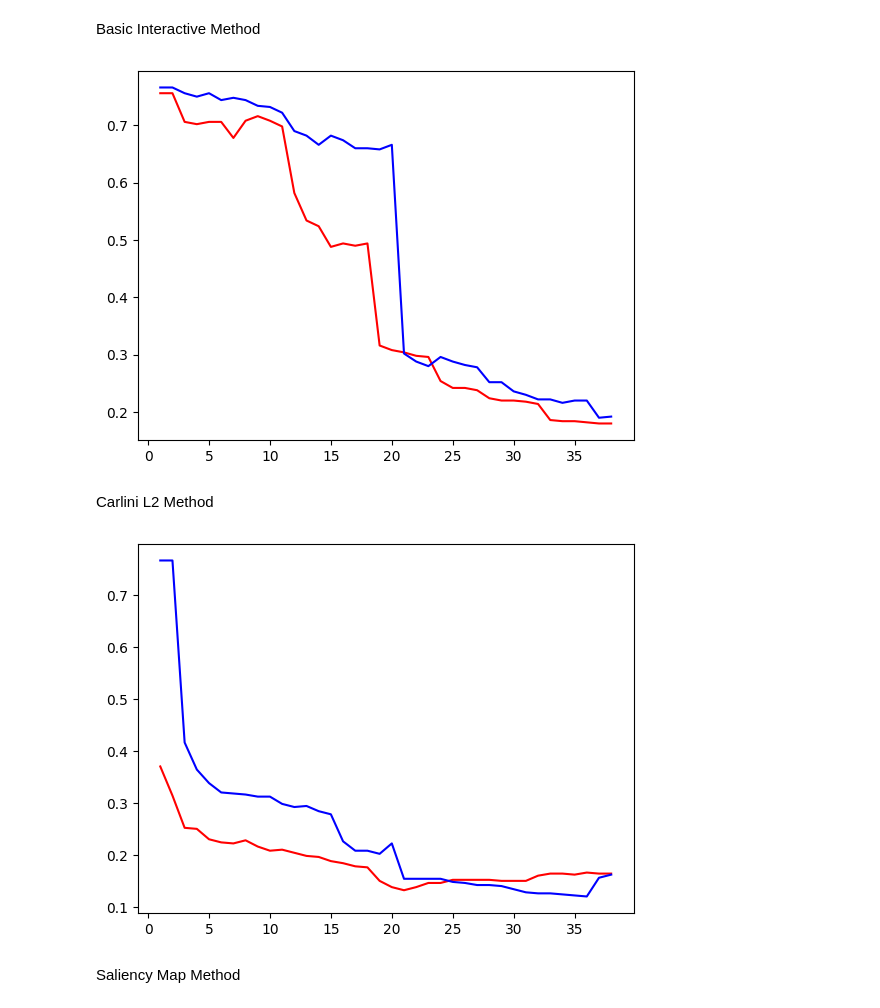
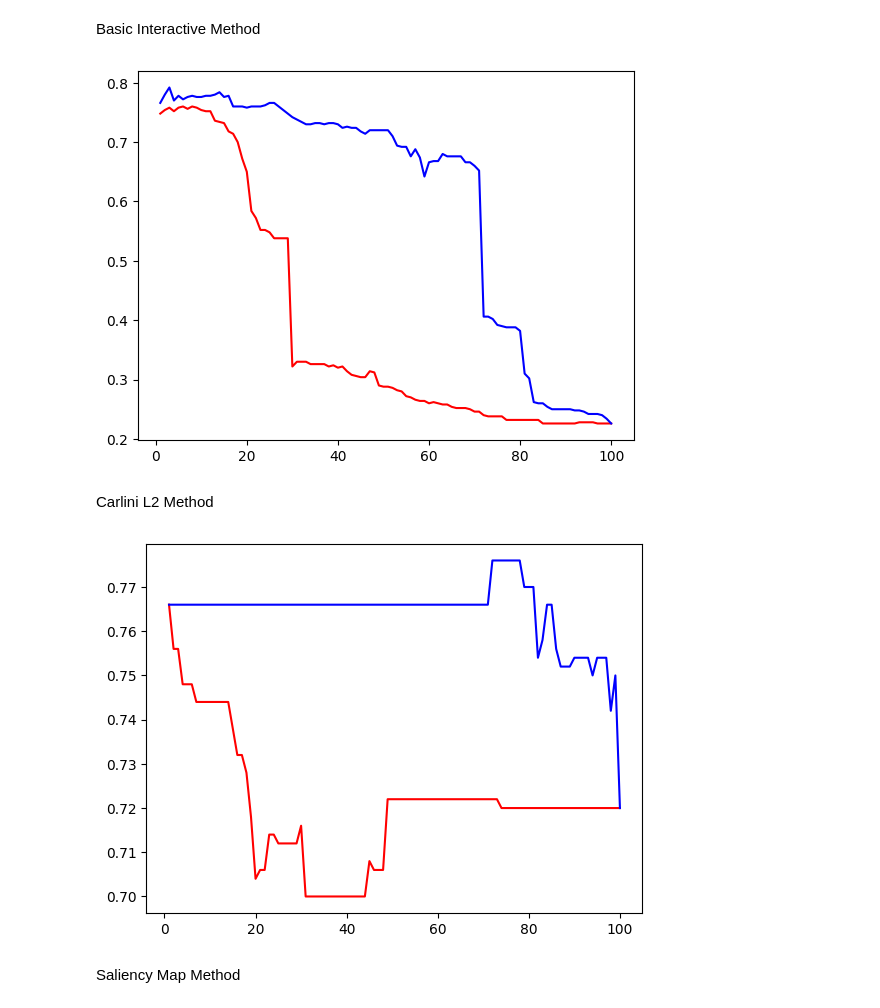
Before and after one commit to zauzooz/DNN_SHAP_AE, a Jupyter notebook: NSL-KDD.ipynb, the cells around one changed output. Cells and saved outputs as stored; diff of their text form; code cells hidden in the pictures.

Commit message:
nsl-kdd on shap >0

```diff
--- a/NSL-KDD.ipynb
+++ b/NSL-KDD.ipynb
@@ -286,0 +280,4 @@ selected_features = [f for f in shap_importance(full_features, shap_val_of_sampl
+# %%
+full_features = samples.columns
+shap_importance_df = shap_importance(full_features, shap_val_of_sample=shap_vals)
+selected_features = [f for f in shap_importance_df.loc[shap_importance_df['shap_importance']!= 0]['column_name'].values]
@@ -296,16 +295,6 @@ for alg_name in adversarial_algs:
     adv_samples = pd.DataFrame(adv_samples, columns=full_features)
     print(f"\t{alg_name} finish generate adversarial.")
     pd.DataFrame(np.clip(adv_samples,0,1), columns=full_features).to_csv(f"NSL-KDD/samples/attack/{alg_name}_sample.csv")
-
-    acc_list.append(adversarial_n_best_worst_features(
-        model=dnn_model,
-        selected_features=selected_features,
-        samples=org_samples,
-        adv_samples=adv_samples,
-        y_true=y_samples
-    ))
-
-    plk.dump(acc_list[-1], open(f'NSL-KDD/samples/acc_attack/acc_{alg_name}.plk',"wb"))
 # %% [output]
 FSGM
         FSGM finish generate adversarial.
@@ -338,32 +335,50 @@ plt.show()
 Basic Interactive Method
 # %%
 import matplotlib.pyplot as plt
-plt.plot(
-    [a+1 for a in range(len(selected_features))],
-    acc_list[1][0], 'red')
+
+acc_on_bim = adversarial_n_best_worst_features(
+    model=dnn_model,
+    selected_features=selected_features,
+    samples=samples,
+    adv_samples=pd.read_csv("NSL-KDD/samples/attack/BIM_sample.csv"),
+    y_true=y_samples
+)
 
 plt.plot(
     [a+1 for a in range(len(selected_features))],
-    acc_list[1][1] , 'blue')
+    acc_on_bim[0], 'red')
+
+plt.plot(
+    [a+1 for a in range(len(selected_features))],
+    acc_on_bim[1] , 'blue')
 
 plt.show()
 # %% [output]
-[figure, old version]
+[figure, new version]
 # %% [markdown]
 Carlini L2 Method
 # %%
 import matplotlib.pyplot as plt
-plt.plot(
-    [a+1 for a in range(len(selected_features))],
-    acc_list[2][0], 'red')
+
+acc_on_cwl2 = adversarial_n_best_worst_features(
+    model=dnn_model,
+    selected_features=selected_features,
+    samples=samples,
+    adv_samples=pd.read_csv("NSL-KDD/samples/attack/CW-L2_sample.csv"),
+    y_true=y_samples
+)
 
 plt.plot(
     [a+1 for a in range(len(selected_features))],
-    acc_list[2][1] , 'blue')
+    acc_on_cwl2[0], 'red')
+
+plt.plot(
+    [a+1 for a in range(len(selected_features))],
+    acc_on_cwl2[1] , 'blue')
 
 plt.show()
 # %% [output]
-[figure, old version]
+[figure, new version]
 # %% [markdown]
 Saliency Map Method
 # %%
```
Also changed, not shown: parts of 20 cells of this notebook, 3 other files.
